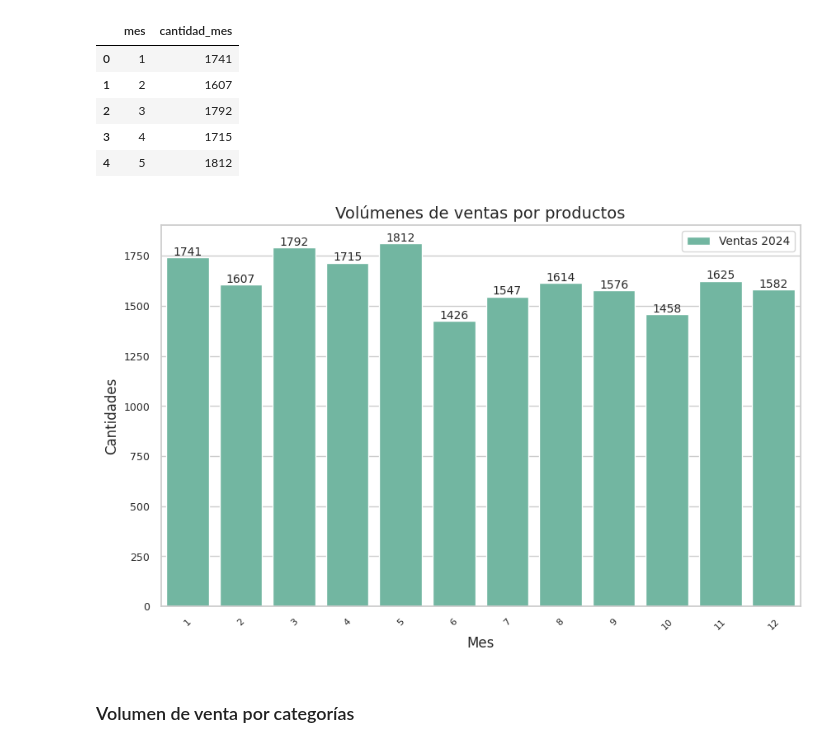
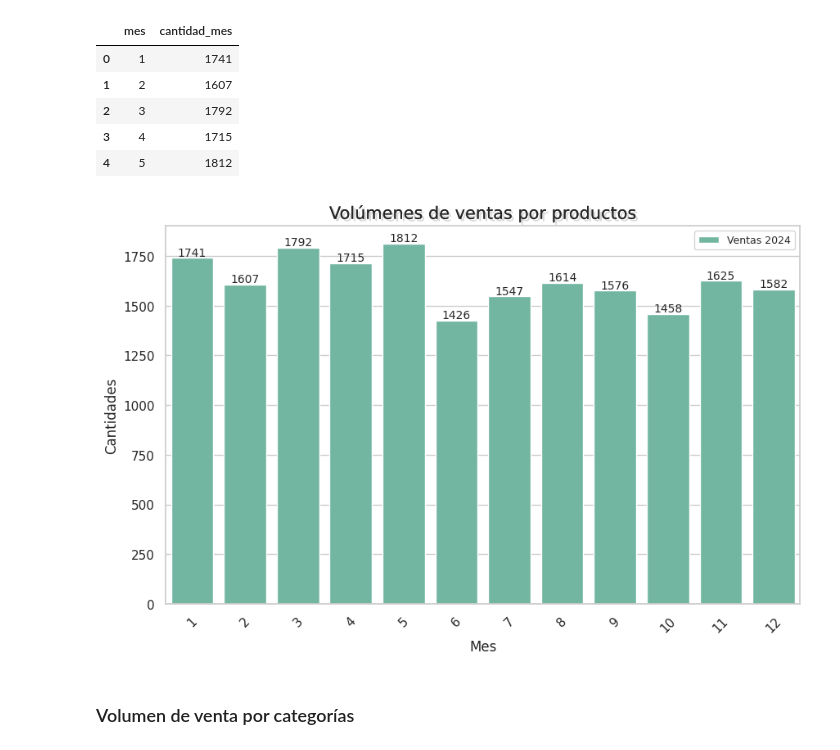
Before and after one commit to FerJGit/TT-2C2025-Data-Analitycs-Notebooks, a Jupyter notebook: EntregaFinal/Mis_Archivos/EntregaFinal.ipynb, the cells around one changed output. Cells and saved outputs as stored; diff of their text form; code cells hidden in the pictures.

```diff
--- a/EntregaFinal/Mis_Archivos/EntregaFinal.ipynb
+++ b/EntregaFinal/Mis_Archivos/EntregaFinal.ipynb
@@ -1429,41 +1430,53 @@ cantidades_mes.head()
 | 3 | 4 | 1715 |
 | 4 | 5 | 1812 |
 # %%
+# Para efecto de sombra agregado al título
+import matplotlib.patheffects as path_effects
+
 # Estilo y paleta
 sns.set_theme(               # set_theme combina estilo + contexto + paleta
     style="whitegrid",       # opciones: 'white', 'whitegrid', 'dark', 'darkgrid', 'ticks'
     context="notebook",      # escala general: 'paper', 'notebook', 'talk', 'poster'
     palette="Set2"           # paleta de colores base: "deep", "muted", "pastel" / Set1, Set2, Set3
 )
 
 # Ajustamos tamaño del lienzo
 plt.figure(figsize=(10,6))
 
-# Crear el barplot
+# Creo el barplot
 ax = sns.barplot(data=cantidades_mes, x='mes', y='cantidad_mes', label="Ventas 2024", width=0.8)
 
-# Agregar etiquetas arriba de las barras
+# Agrego etiquetas arriba de las barras
 for i, valor in enumerate(cantidades_mes['cantidad_mes']):
     ax.text(
         i,                       # posición x de la etiqueta
         valor + 10,              # posición y (ligeramente arriba de la barra)
         str(valor),              # texto
         ha='center', fontsize=10
     )
 
 # Ticks (valores de eje)
-plt.tick_params(axis='y', labelsize=9)
-plt.tick_params(axis='x', rotation=45,  labelsize=8)
+plt.tick_params(axis='y', labelsize=11)
+plt.tick_params(axis='x', rotation=45,  labelsize=11)
 
-# Ajustes de título y ejes
-plt.title('Volúmenes de ventas por productos', fontsize=14)
+# Ajustes de título
+titulo = plt.title('Volúmenes de ventas por productos', fontsize=15)
+
+# Aplico efecto de sombra al título
+titulo.set_path_effects([
+    path_effects.withSimplePatchShadow(offset=(2, -2), shadow_rgbFace='gray'),
+    path_effects.Normal()
+])
+
+# Ajuste de  ejes
 plt.xlabel('Mes')
 plt.ylabel('Cantidades')
-plt.legend(loc='upper right', fontsize=10)
+plt.legend(loc='upper right', fontsize=9)
+
 # plt.tight_layout() # ajuste automatico
 plt.show()
 # %% [output]
-[figure, old version]
+[figure, new version]
 # %% [markdown]
 ### Volumen de venta por categorías
 # %%
```
Also changed, not shown: parts of 23 cells of this notebook.
